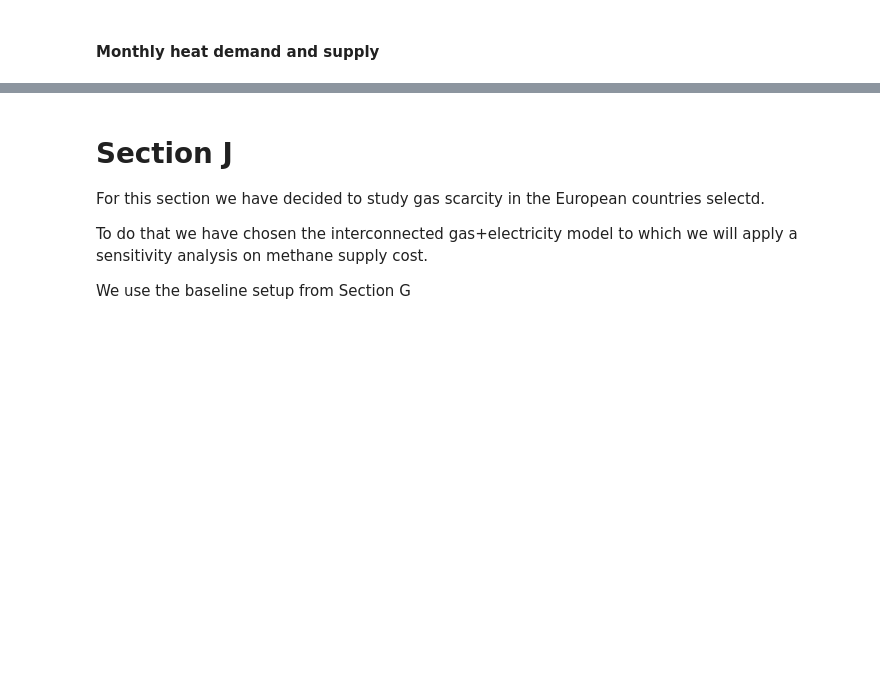
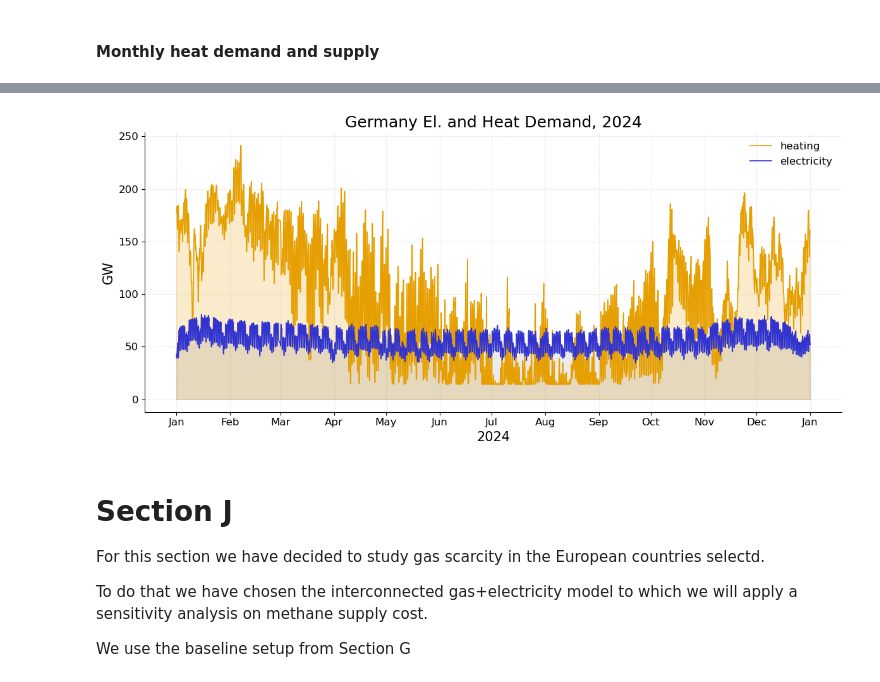
Before and after one commit to fortero23/Integrated_Energy_Grids, a Jupyter notebook: Modules/Assignment2.ipynb, the cells around one changed output, grey strips where cells are left out. Cells and saved outputs as stored; diff of their text form; code cells hidden in the pictures; blank space fills up the shorter version.

```diff
--- a/Modules/Assignment2.ipynb
+++ b/Modules/Assignment2.ipynb
@@ -1672,3 +1790,61 @@ plt.show()
+# %%
+plot_df = df_sector[["load", "heat_demand"]].copy() / 1000  # MW -> GW
+plot_df = plot_df.rename(columns={"load": "electricity", "heat_demand": "heating"})
+
+fig, ax = plt.subplots(figsize=(12, 5.5))
+
+ax.fill_between(
+    plot_df.index,
+    0,
+    plot_df["heating"],
+    color="#E69F00",
+    alpha=0.20,
+)
+ax.fill_between(
+    plot_df.index,
+    0,
+    plot_df["electricity"],
+    color="black",
+    alpha=0.08,
+)
+
+ax.plot(
+    plot_df.index,
+    plot_df["heating"],
+    color="#E69F00",
+    linewidth=1.2,
+    label="heating",
+)
+ax.plot(
+    plot_df.index,
+    plot_df["electricity"],
+    color="#3234D0",
+    linewidth=1.2,
+    label="electricity",
+)
+
+ax.spines["top"].set_visible(False)
+ax.spines["right"].set_visible(False)
+ax.set_axisbelow(True)
+ax.grid(True, linestyle="--", alpha=0.25)
+
+ax.set_title("Germany El. and Heat Demand, 2024", fontsize=18)
+ax.set_ylabel("GW", fontsize=15)
+ax.set_xlabel("2024", fontsize=15)
+ax.tick_params(axis="both", labelsize=12)
+
+ax.xaxis.set_major_locator(mdates.MonthLocator())
+ax.xaxis.set_major_formatter(mdates.DateFormatter("%b"))
+plt.setp(ax.get_xticklabels(), rotation=0, ha="center")
+
+ax.legend(frameon=False, fontsize=12, loc="upper right")
+
+plt.tight_layout()
+plt.savefig(PLOTS_DIR / "section_i_electricity_heat_demand.png", dpi=300, bbox_inches="tight")
+plt.show()
+plt.close()
+# %% [output]
+[figure, added]
 # %% [markdown]
 # Section J
 
```
Also changed, not shown: parts of 23 cells of this notebook.
